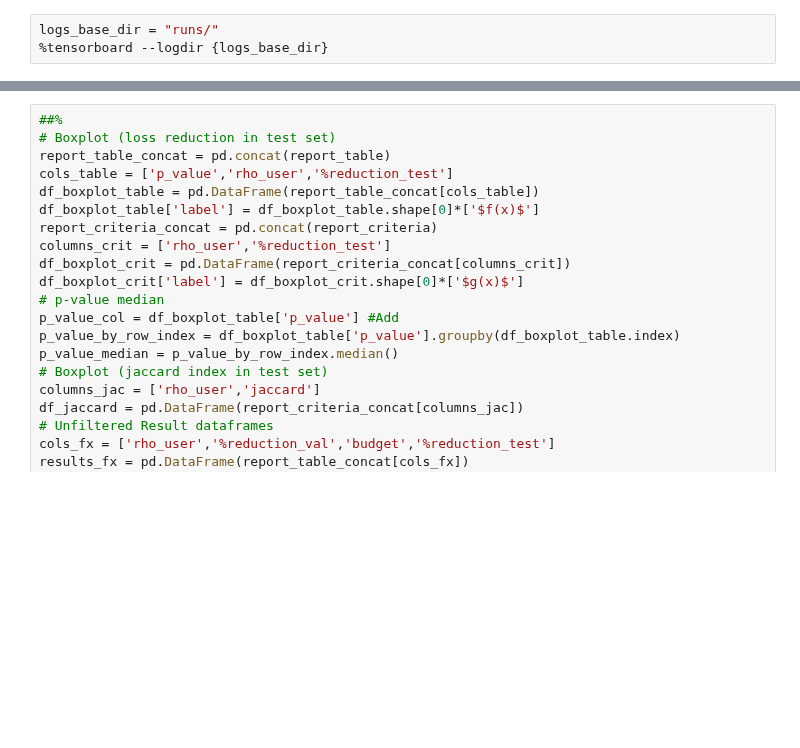
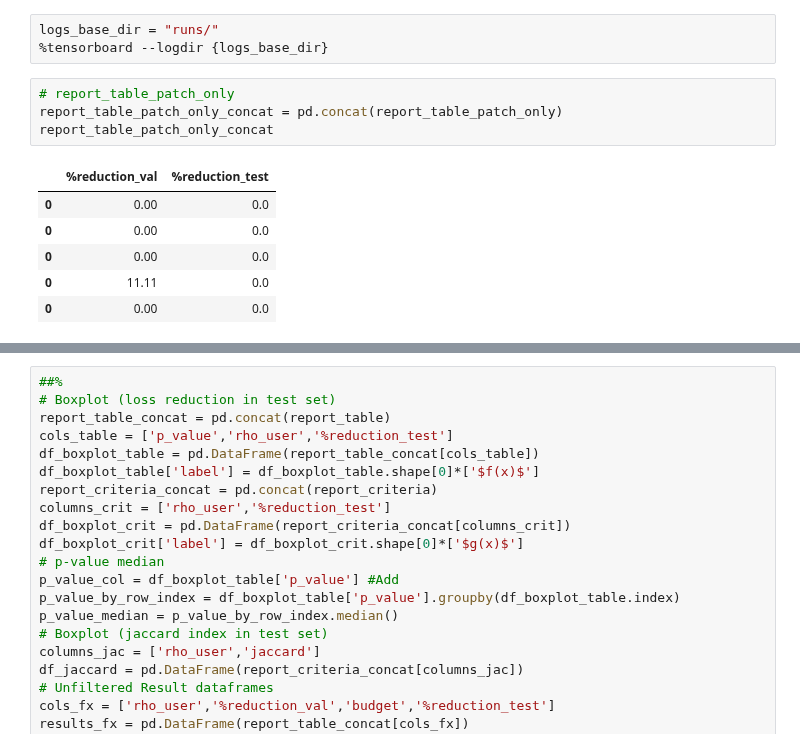
Before and after one commit to cesar-claros/synergistic, a Jupyter notebook: socialadsnet.ipynb, the cells around one changed output, grey strips where cells are left out. Drawn from its saved outputs; the diff is of its cells as text; blank space fills up the shorter version.

```diff
--- a/socialadsnet.ipynb
+++ b/socialadsnet.ipynb
@@ -256,3 +368,14 @@ for sample, test in kf.split(Data_X):
 # %%
 logs_base_dir = "runs/"
 %tensorboard --logdir {logs_base_dir}
+# %%
+# report_table_patch_only
+report_table_patch_only_concat = pd.concat(report_table_patch_only)
+report_table_patch_only_concat
+# %% [output]
+|  | %reduction_val | %reduction_test |
+| 0 | 0.00 | 0.0 |
+| 0 | 0.00 | 0.0 |
+| 0 | 0.00 | 0.0 |
+| 0 | 11.11 | 0.0 |
+| 0 | 0.00 | 0.0 |
```
Also changed, not shown: parts of 7 cells of this notebook.
